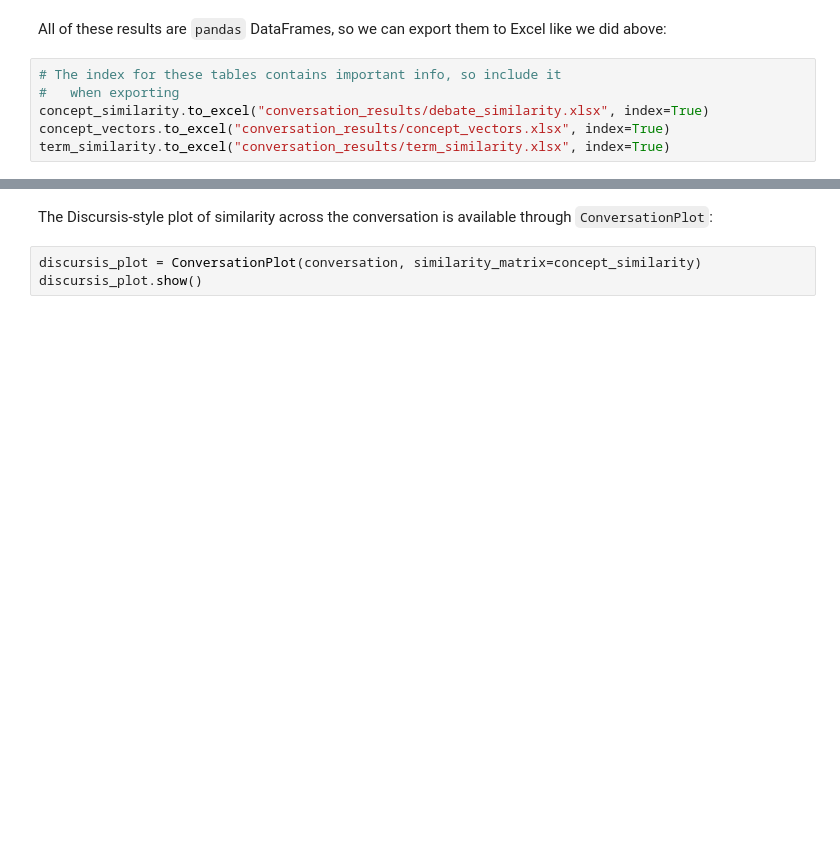
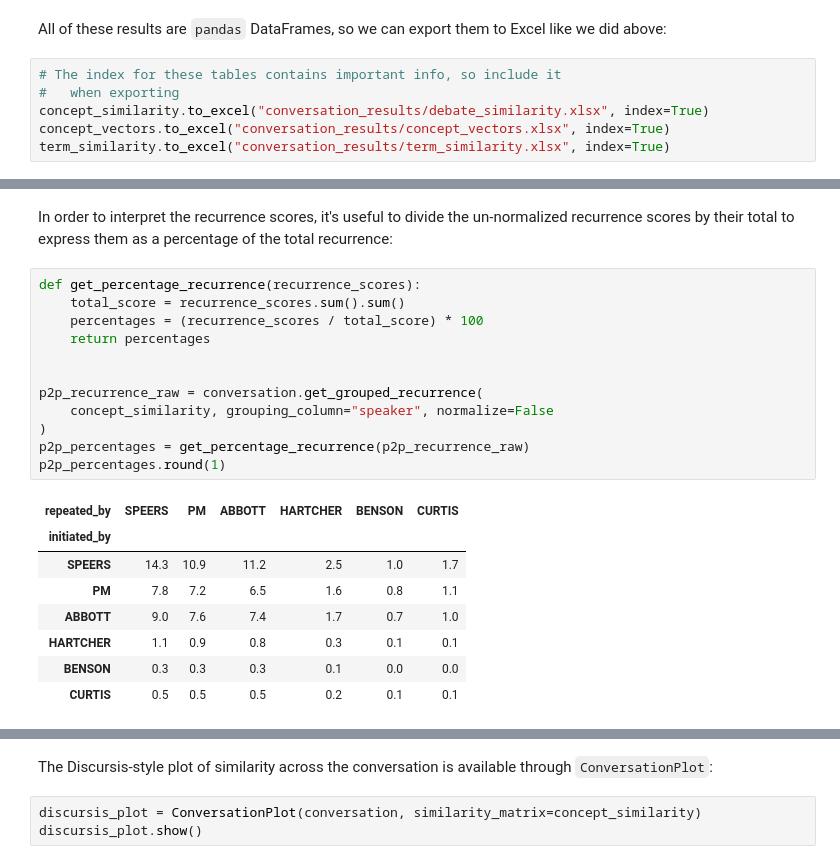
Before and after one commit to Australian-Text-Analytics-Platform/discursis, a Jupyter notebook: notebooks/discursis_workshop.ipynb, the cells around one changed output, grey strips where cells are left out. Saved outputs shown, nothing was run; the diff lists cells and outputs as text; blank space fills up the shorter version.

```diff
--- a/notebooks/discursis_workshop.ipynb
+++ b/notebooks/discursis_workshop.ipynb
@@ -375,0 +486,24 @@ show(p)
+# %% [markdown]
+In order to interpret the recurrence scores, it's useful to divide the un-normalized recurrence scores by their total
+to express them as a percentage of the total recurrence:
+# %%
+def get_percentage_recurrence(recurrence_scores):
+    total_score = recurrence_scores.sum().sum()
+    percentages = (recurrence_scores / total_score) * 100
+    return percentages
+
+
+p2p_recurrence_raw = conversation.get_grouped_recurrence(
+    concept_similarity, grouping_column="speaker", normalize=False
+)
+p2p_percentages = get_percentage_recurrence(p2p_recurrence_raw)
+p2p_percentages.round(1)
+# %% [output]
+| repeated_by | SPEERS | PM | ABBOTT | HARTCHER | BENSON | CURTIS |
+| initiated_by |  |  |  |  |  |  |
+| SPEERS | 14.3 | 10.9 | 11.2 | 2.5 | 1.0 | 1.7 |
+| PM | 7.8 | 7.2 | 6.5 | 1.6 | 0.8 | 1.1 |
+| ABBOTT | 9.0 | 7.6 | 7.4 | 1.7 | 0.7 | 1.0 |
+| HARTCHER | 1.1 | 0.9 | 0.8 | 0.3 | 0.1 | 0.1 |
+| BENSON | 0.3 | 0.3 | 0.3 | 0.1 | 0.0 | 0.0 |
+| CURTIS | 0.5 | 0.5 | 0.5 | 0.2 | 0.1 | 0.1 |
```
Also changed, not shown: parts of 19 cells of this notebook.
